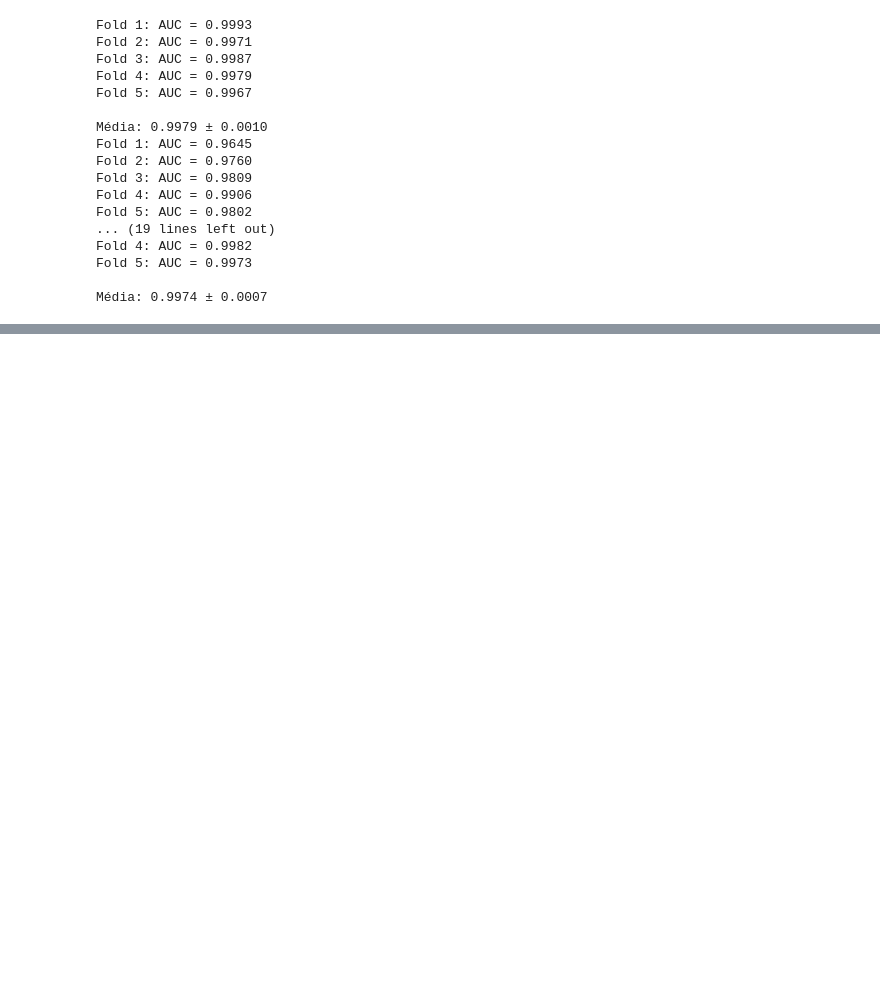
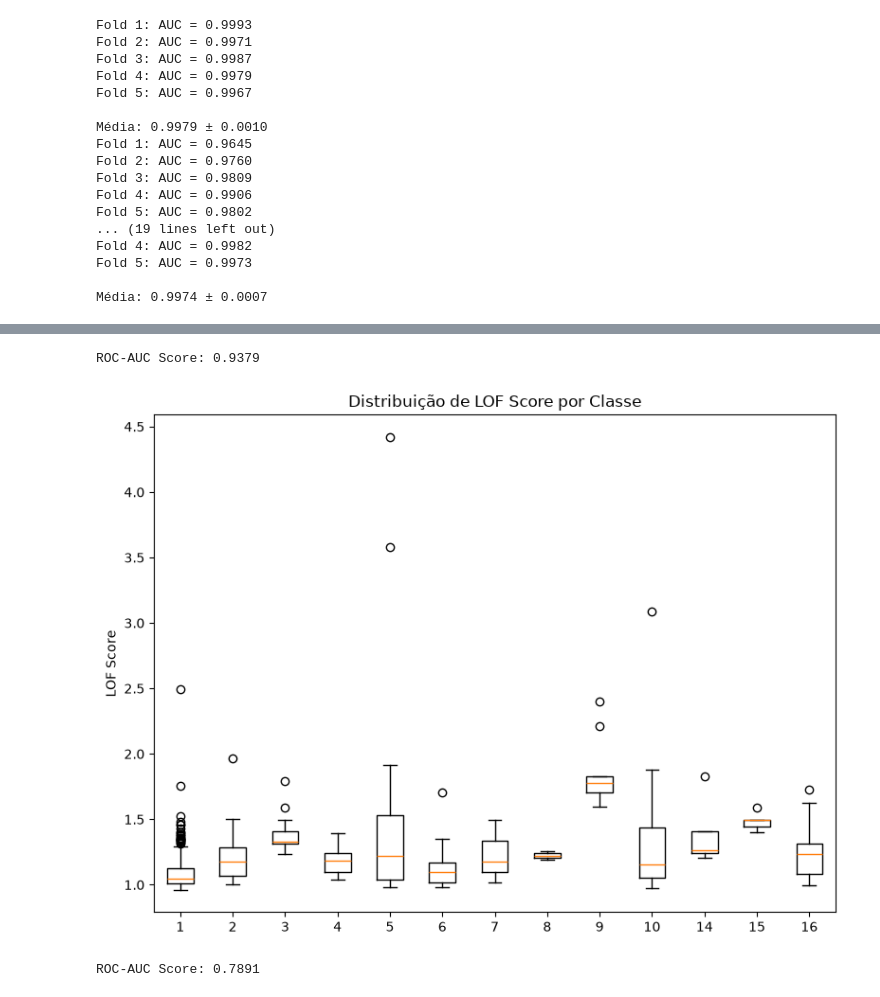
Before and after one commit to heigetter/Isolation_Tree, a Jupyter notebook: Isolation_Forest.ipynb, the cells around one changed output, grey strips where cells are left out. Saved outputs shown, nothing was run; the diff lists cells and outputs as text; code cells hidden in the pictures; blank space fills up the shorter version.

```diff
--- a/Isolation_Forest.ipynb
+++ b/Isolation_Forest.ipynb
@@ -162,7 +162,7 @@ print(f"ROC-AUC: {auc:.4f}")
 # %% [output]
 ROC-AUC: 0.9703
 # %%
-df_arrhy = pd.read_csv('/content/arrhythmia.data', header=None, na_values='?')
+df_arrhy = pd.read_csv('datasets/arrhythmia.data', header=None, na_values='?')
 df_arrhy = df_arrhy.rename(columns={279: 'class'})
 
 df_arrhy = df_arrhy.dropna(axis=1)
@@ -424,0 +493,28 @@ plt.show()
+# %%
+y_true_thy = (df_thy['class'] == 1).astype(int)
+auc_score = roc_auc_score(y_true_thy, df_thy['lof_score'])
+print(f"ROC-AUC Score: {auc_score:.4f}")
+# %% [output]
+ROC-AUC Score: 0.9379
+# %%
+lof_scores = lof(X_arrhy)
+# %%
+df_arrhy['lof_score'] = lof_scores
+classes = sorted(df_arrhy['class'].unique())
+data_por_classe = [df_arrhy[df_arrhy['class'] == c]['lof_score'].values for c in classes]
+
+plt.figure(figsize=(8, 6))
+plt.boxplot(data_por_classe, tick_labels=classes)
+plt.ylabel('LOF Score')
+plt.title('Distribuição de LOF Score por Classe')
+plt.tight_layout()
+plt.show()
+# %% [output]
+[figure, added]
+# %%
+outlier_classes_arrhy = [3, 4, 5, 7, 8, 9, 14, 15]
+y_true_arrhy = df_arrhy['class'].isin(outlier_classes_arrhy).astype(int)
+auc_score = roc_auc_score(y_true_arrhy, df_arrhy['lof_score'])
+print(f"ROC-AUC Score: {auc_score:.4f}")
+# %% [output]
+ROC-AUC Score: 0.7891
```
Also changed, not shown: parts of 40 cells of this notebook.
